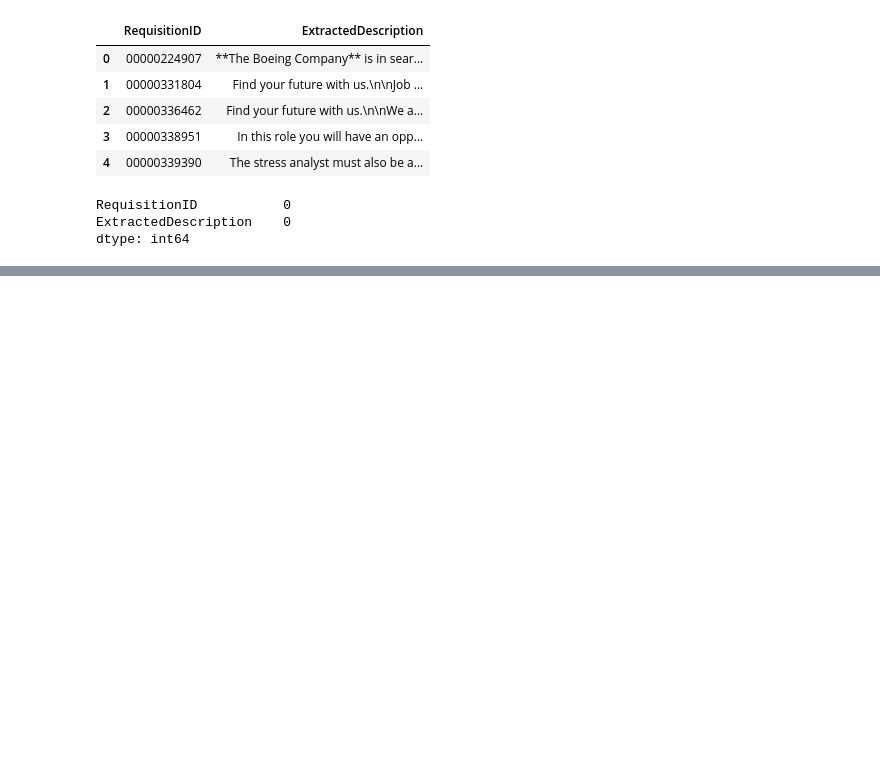
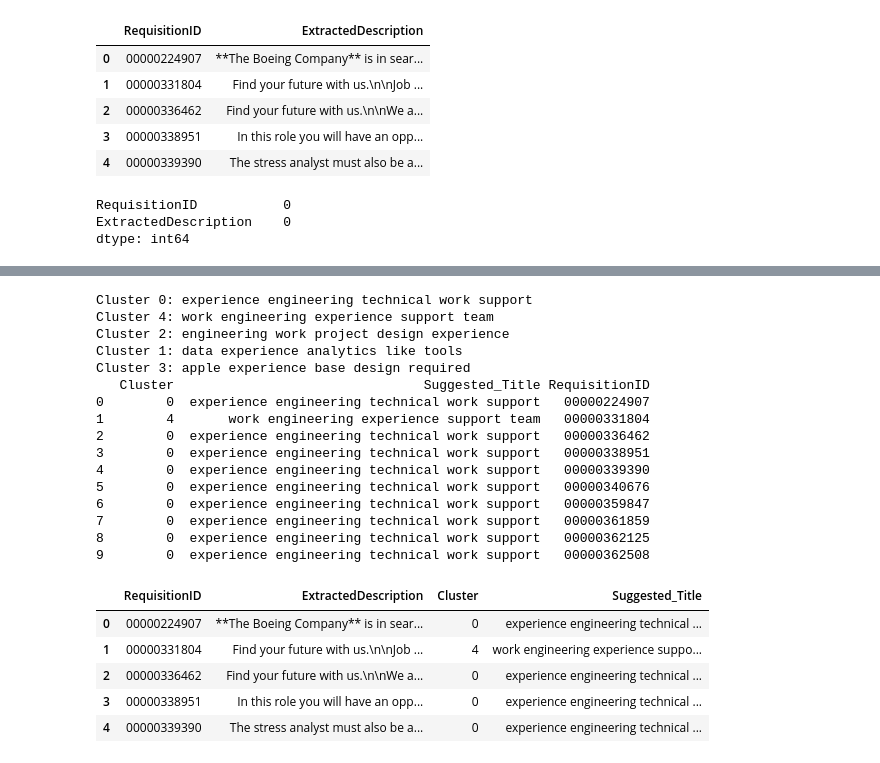
Before and after one commit to Candogram-Break-Through-Tech-AI/Job-Title-Generalization, a Jupyter notebook: kmeans_clustering.ipynb, the cells around one changed output, grey strips where cells are left out. Cells and saved outputs as stored; diff of their text form; code cells hidden in the pictures; blank space fills up the shorter version.

```diff
--- a/kmeans_clustering.ipynb
+++ b/kmeans_clustering.ipynb
@@ -78,0 +97,8 @@ plt.show()
+# %%
+# Step 6: Inspect Clusters
+terms = vectorizer.get_feature_names_out()
+for cluster in range(num_clusters):
+    cluster_indices = df[df['Cluster'] == cluster].index
+    print(f"Cluster {cluster}:")
+    print(df.loc[cluster_indices, 'ExtractedDescription'].head(5))  # Example descriptions in each cluster
+    print()
@@ -78,0 +123,52 @@ plt.show()
+# %%
+from nltk.corpus import stopwords
+from collections import Counter # Import Counter for word frequency counting
+
+def suggest_cluster_titles(df, text_column, cluster_column, n_words=5):
+    stop_words = set(stopwords.words('english'))
+    cluster_titles = {}
+
+    for cluster in df[cluster_column].unique():
+        cluster_texts = df[df[cluster_column] == cluster][text_column]
+        words = ' '.join(cluster_texts).lower().split()
+        word_counts = Counter(word for word in words if word not in stop_words and len(word) > 3)
+        top_words = [word for word, _ in word_counts.most_common(n_words)]
+        cluster_titles[cluster] = ' '.join(top_words)
+
+    return cluster_titles
+
+# Suggest titles for each cluster
+cluster_titles = suggest_cluster_titles(df, 'ExtractedDescription', 'Cluster')
+
+# Print suggested titles
+for cluster, title in cluster_titles.items():
+    print(f"Cluster {cluster}: {title}")
+
+# Add suggested titles to the dataframe
+df['Suggested_Title'] = df['Cluster'].map(cluster_titles)
+
+# Display a few examples
+print(df[['Cluster', 'Suggested_Title', 'RequisitionID']].head(10))
+# %% [output]
+Cluster 0: experience engineering technical work support
+Cluster 4: work engineering experience support team
+Cluster 2: engineering work project design experience
+Cluster 1: data experience analytics like tools
+Cluster 3: apple experience base design required
+   Cluster                                Suggested_Title RequisitionID
+0        0  experience engineering technical work support   00000224907
+1        4       work engineering experience support team   00000331804
+2        0  experience engineering technical work support   00000336462
+3        0  experience engineering technical work support   00000338951
+4        0  experience engineering technical work support   00000339390
+5        0  experience engineering technical work support   00000340676
+6        0  experience engineering technical work support   00000359847
+7        0  experience engineering technical work support   00000361859
+8        0  experience engineering technical work support   00000362125
+9        0  experience engineering technical work support   00000362508
+|  | RequisitionID | ExtractedDescription | Cluster | Suggested_Title |
+| 0 | 00000224907 | **The Boeing Company** is in sear... | 0 | experience engineering technical ... |
+| 1 | 00000331804 | Find your future with us.\n\nJob ... | 4 | work engineering experience suppo... |
+| 2 | 00000336462 | Find your future with us.\n\nWe a... | 0 | experience engineering technical ... |
+| 3 | 00000338951 | In this role you will have an opp... | 0 | experience engineering technical ... |
+| 4 | 00000339390 | The stress analyst must also be a... | 0 | experience engineering technical ... |
```
Also changed, not shown: parts of 5 cells of this notebook, 1 other file.
